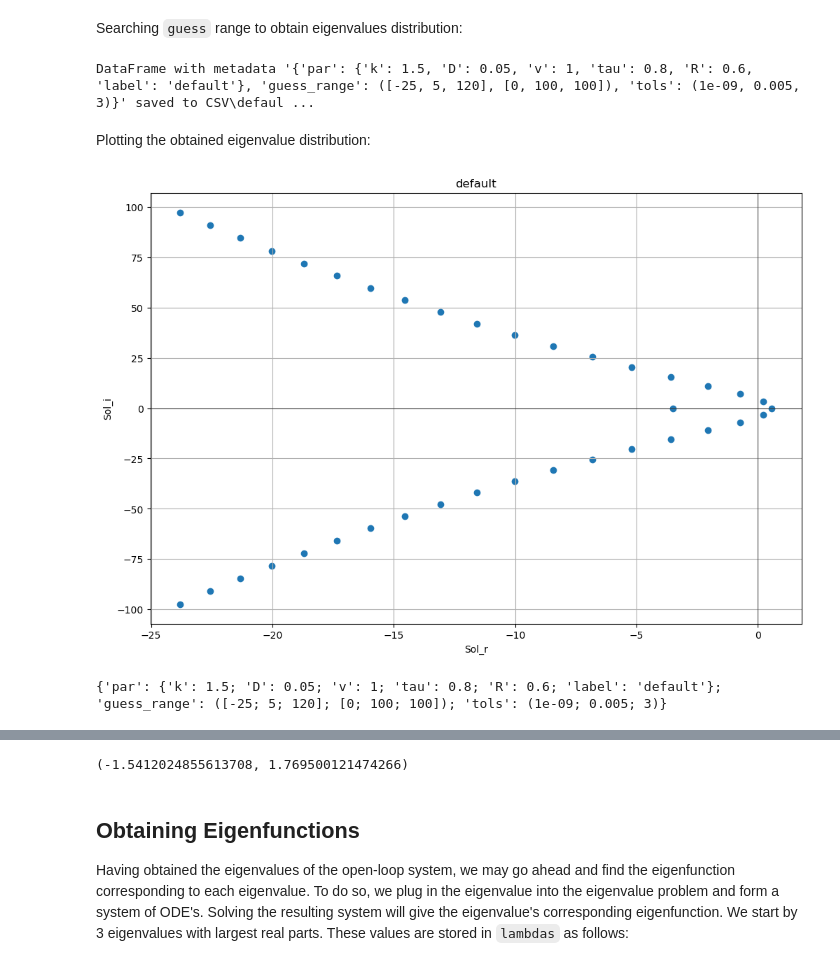
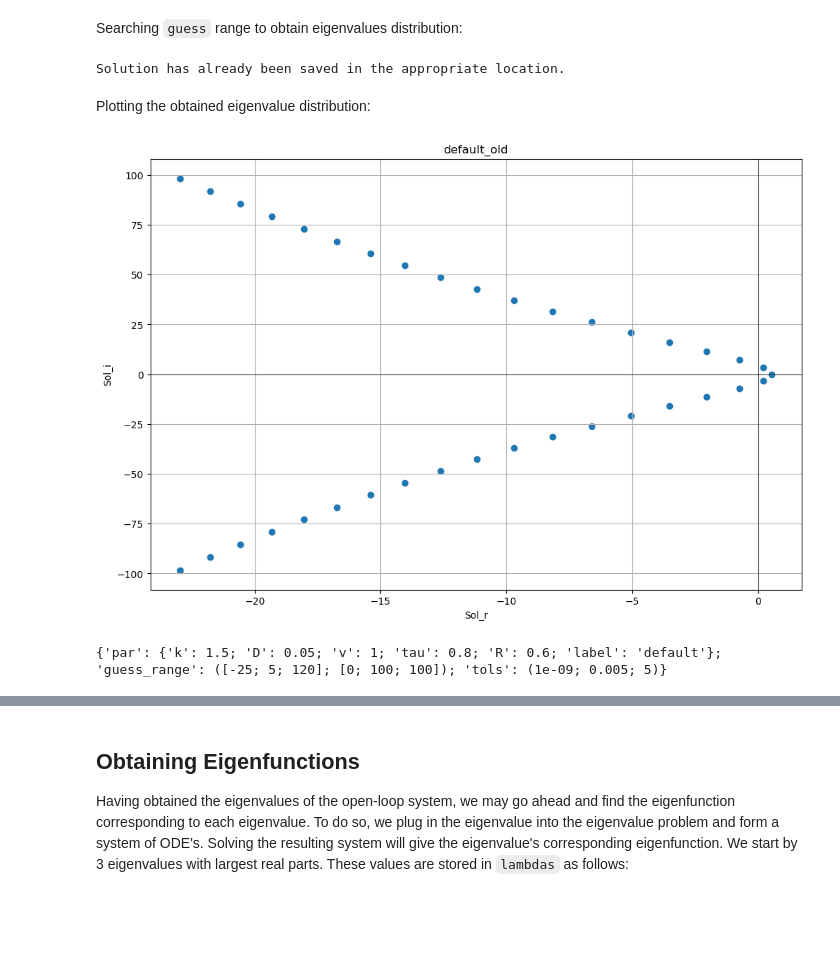
Before and after one commit to behradmoadeli/pfr_isothermal_recycle_delay_optimal, a Jupyter notebook: reports/BehradPaper.ipynb, the cells around one changed output, grey strips where cells are left out. Saved outputs shown, nothing was run; the diff lists cells and outputs as text; code cells hidden in the pictures; blank space fills up the shorter version.

```diff
--- a/reports/BehradPaper.ipynb
+++ b/reports/BehradPaper.ipynb
@@ -271,7 +271,10 @@ display(default_pars)
 # %% [markdown]
 Searching `guess` range to obtain eigenvalues distribution:
 # %%
-if not os.path.exists('CSV/default.csv'):
+# path = 'CSV/default.csv'
+path = 'CSV/default_old.csv'
+
+if not os.path.exists(path):
     guess = {
         'guess_range_real':[-25,5,120],
         'guess_range_imag':[0,100,100]
@@ -280,16 +283,16 @@ if not os.path.exists('CSV/default.csv'):
 else:
     print("Solution has already been saved in the appropriate location.")
 # %% [output]
-DataFrame with metadata '{'par': {'k': 1.5, 'D': 0.05, 'v': 1, 'tau': 0.8, 'R': 0.6, 'label': 'default'}, 'guess_range': ([-25, 5, 120], [0, 100, 100]), 'tols': (1e-09, 0.005, 3)}' saved to CSV\defaul ...
+Solution has already been saved in the appropriate location.
 # %% [markdown]
 Plotting the obtained eigenvalue distribution:
 # %%
 df, label, metadata = plot_single_df(
-        'CSV/default.csv', filter=True,
+        path, filter=True,
         real_lower_bound=-25, real_upper_bound=10, imag_lower_bound=-100, imag_upper_bound=100
 )
 display(df.head(10))
 # %% [output]
-[figure, old version]
+[figure, new version]
-{'par': {'k': 1.5; 'D': 0.05; 'v': 1; 'tau': 0.8; 'R': 0.6; 'label': 'default'}; 'guess_range': ([-25; 5; 120]; [0; 100; 100]); 'tols': (1e-09; 0.005; 3)}
+{'par': {'k': 1.5; 'D': 0.05; 'v': 1; 'tau': 0.8; 'R': 0.6; 'label': 'default'}; 'guess_range': ([-25; 5; 120]; [0; 100; 100]); 'tols': (1e-09; 0.005; 5)}
 |  | Sol_r | Sol_i | Guess | g(x) | ier | msg | infodict | instances |
@@ -306,9 +309,3 @@ display(df.head(10))
-# %%
-from scipy.optimize import fsolve
-char_eq([0.19074795, 3.46261546],default_pars)
-# fsolve(char_eq, [0.5459, 0], default_pars)
-# %% [output]
-(-1.5412024855613708, 1.769500121474266)
 # %% [markdown]
 ## Obtaining Eigenfunctions
 
```
Also changed, not shown: parts of 16 cells of this notebook, 13 other files.
